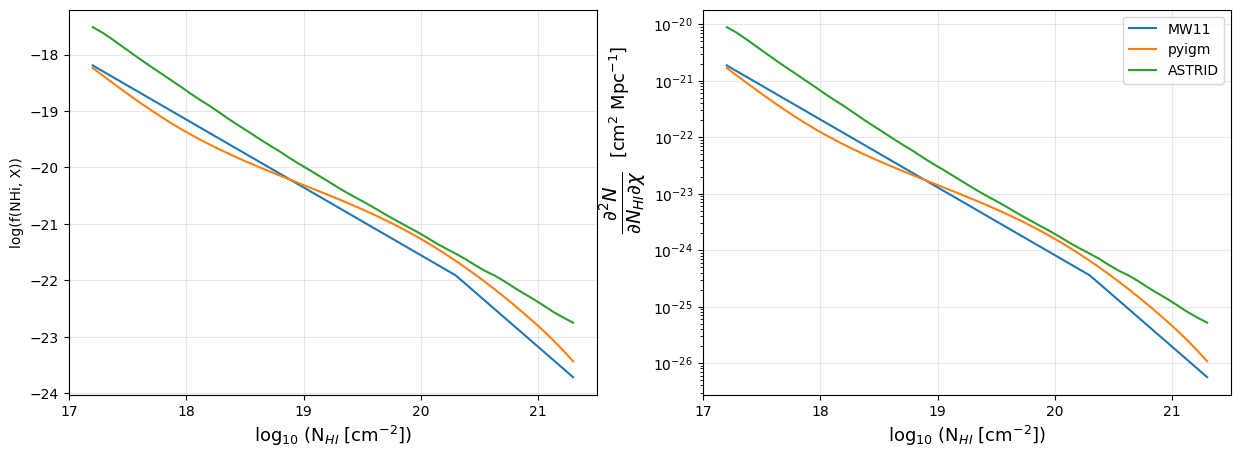
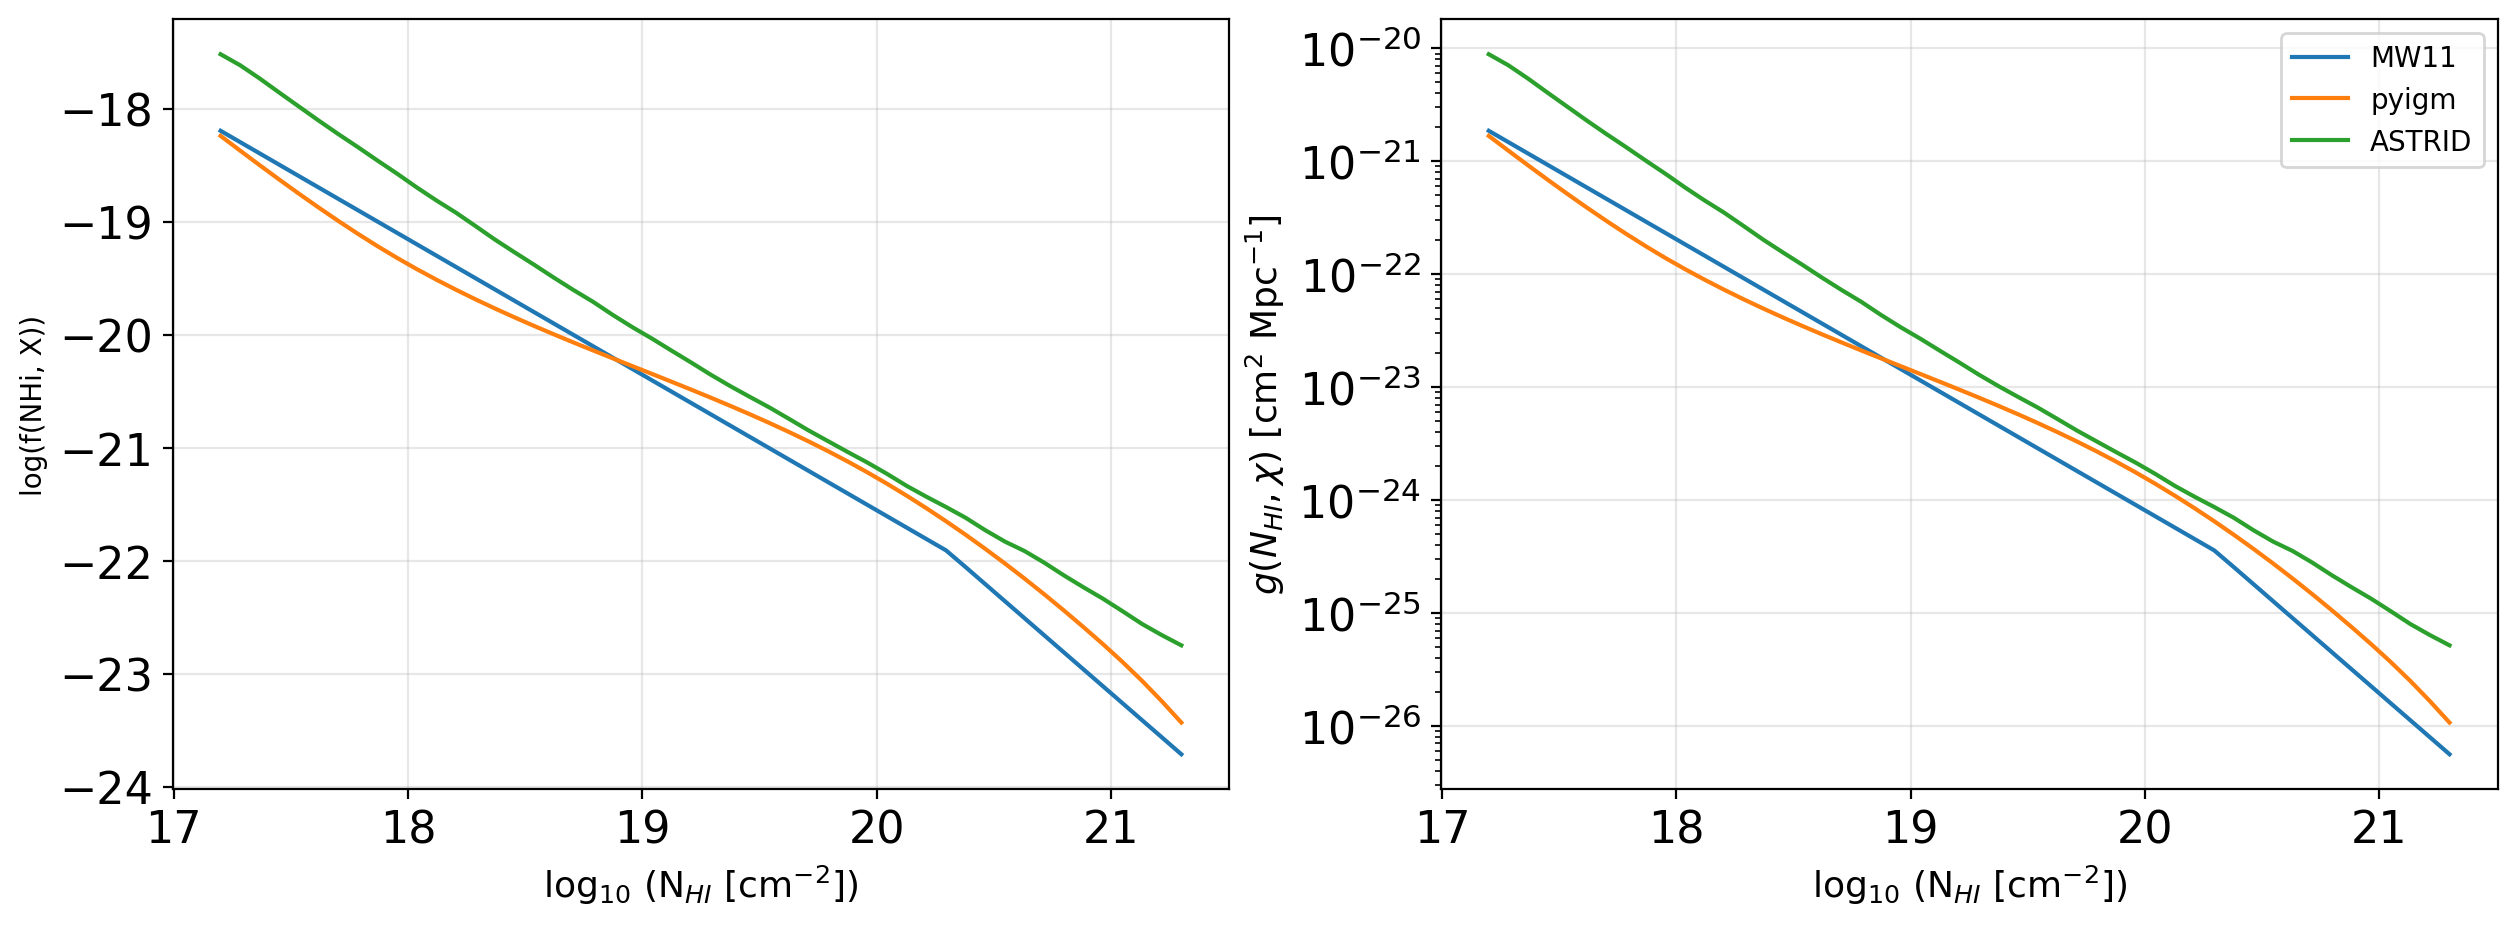
The notebook cell's code change between the first figure and the second:
--- before
+++ after
@@ -1,3 +1,3 @@
-plt.figure(figsize=(15, 5))
+plt.figure(figsize=(15, 5), dpi=200)
 
 plt.subplot(1, 2, 1)
@@ -14,6 +14,5 @@
 plt.plot(NHirange, cddf_astrid, label='ASTRID')
 plt.xlabel(r'log$_{10}$ (N$_{HI}$ [cm$^{-2}])$', fontsize=13)
-plt.ylabel(r'$\frac{\partial^2 N}{\partial N_{HI}\partial \chi}$', fontsize=20)
-plt.text(-0.18, 0.63, r'[cm$^2$ Mpc$^{-1}$]', transform=plt.gca().transAxes, fontsize=13, rotation=90)
+plt.ylabel(r'$g(N_{HI}, \chi)$ [cm$^2$ Mpc$^{-1}$]', fontsize=13)
 plt.yscale('log')
 plt.grid(alpha=0.3)

Commit: Corrected values of rho_hcd